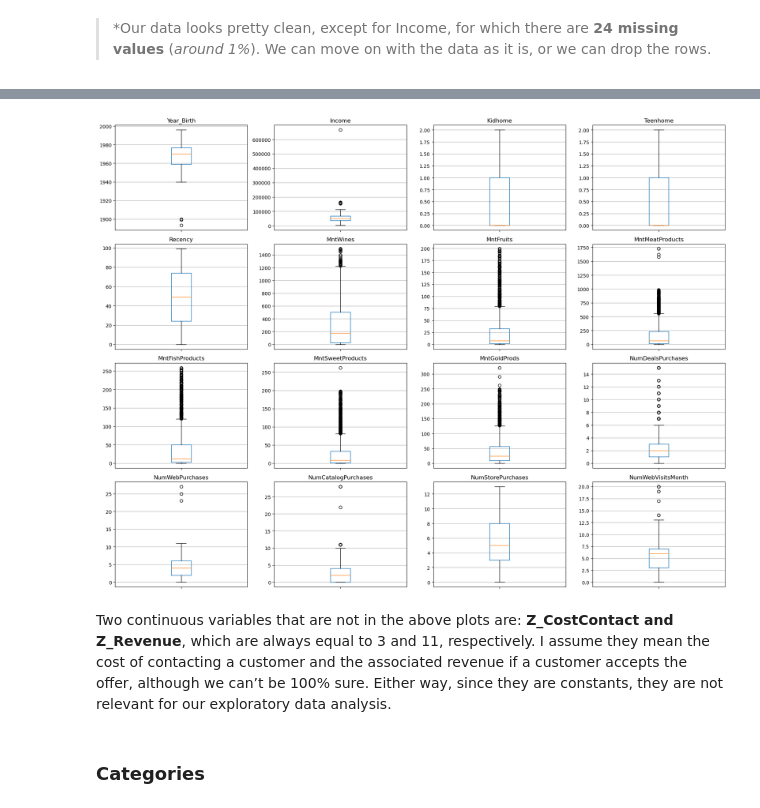
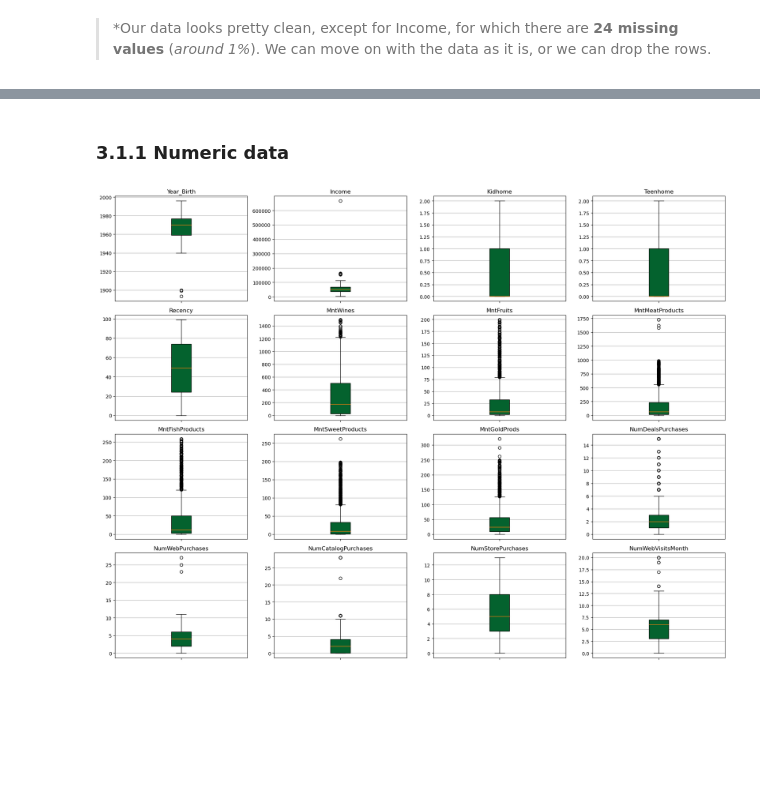
Before and after one commit to Kiran0R0Patil/exploratory-data-analysis-1, a Jupyter notebook: marketing_campaign_analysis.ipynb, the cells around one changed output, grey strips where cells are left out. Drawn from its saved outputs; the diff is of its cells as text; code cells hidden in the pictures; blank space fills up the shorter version.

Commit message:
started bivar analysis

```diff
--- a/marketing_campaign_analysis.ipynb
+++ b/marketing_campaign_analysis.ipynb
@@ -13,9 +13,11 @@ import numpy as np
 import pandas as pd
 import matplotlib.pyplot as plt
 
-gcolor='#04622E'
-g2='#022711'
-b1='#3D8F87'
+onecolor='#04622E'
+yncolor = ['#3D8F87','#022711']
+
+# Defining color palette
+color_palette = ['#1f77b4', '#ff7f0e', '#2ca02c', '#d62728', '#9467bd']
 
 # ignoring warnings
 import warnings
@@ -158,29 +162,28 @@ Index(['ID', 'Year_Birth', 'Education', 'Marital_Status', 'Income', 'Kidhome',
+# %% [markdown]
+### 3.1.1 Numeric data
 # %%
 
-cont_vars = [
+num_vars = [
     'Year_Birth', 'Income', 'Kidhome','Teenhome','Recency',
     'MntWines', 'MntFruits','MntMeatProducts', 'MntFishProducts',
     'MntSweetProducts', 'MntGoldProds', 'NumDealsPurchases', 'NumWebPurchases',
     'NumCatalogPurchases', 'NumStorePurchases', 'NumWebVisitsMonth',
     ]
 
 fig, axes = plt.subplots(nrows=4,ncols=4) # create figure and axes
 
 axes = axes.flatten() # Flatten the axes array for easy iteration
 
-for i,col in enumerate(cont_vars):
+for i,col in enumerate(num_vars):
     ax = axes[i]
-    ax.boxplot(data[col],boxprops=dict(color=(6/255, 106/255, 178/255)))
+    box = ax.boxplot(data[col], patch_artist=True)
+    box['boxes'][0].set_facecolor(onecolor)
     ax.set_xticklabels([])
     ax.set_title(col)
     ax.yaxis.grid(True)
 
 fig.set_size_inches(18.5,14)
 plt.tight_layout()
 plt.show()
 # %% [output]
-[figure, old version]
+[figure, new version]
-# %% [markdown]
-Two continuous variables that are not in the above plots are: **Z_CostContact and Z_Revenue**, which are always equal to 3 and 11, respectively. I assume they mean the cost of contacting a customer and the associated revenue if a customer accepts the offer, although we can’t be 100% sure. Either way, since they are constants, they are not relevant for our exploratory data analysis.
-# %% [markdown]
-### Categories
```
Also changed, not shown: parts of 30 cells of this notebook.
